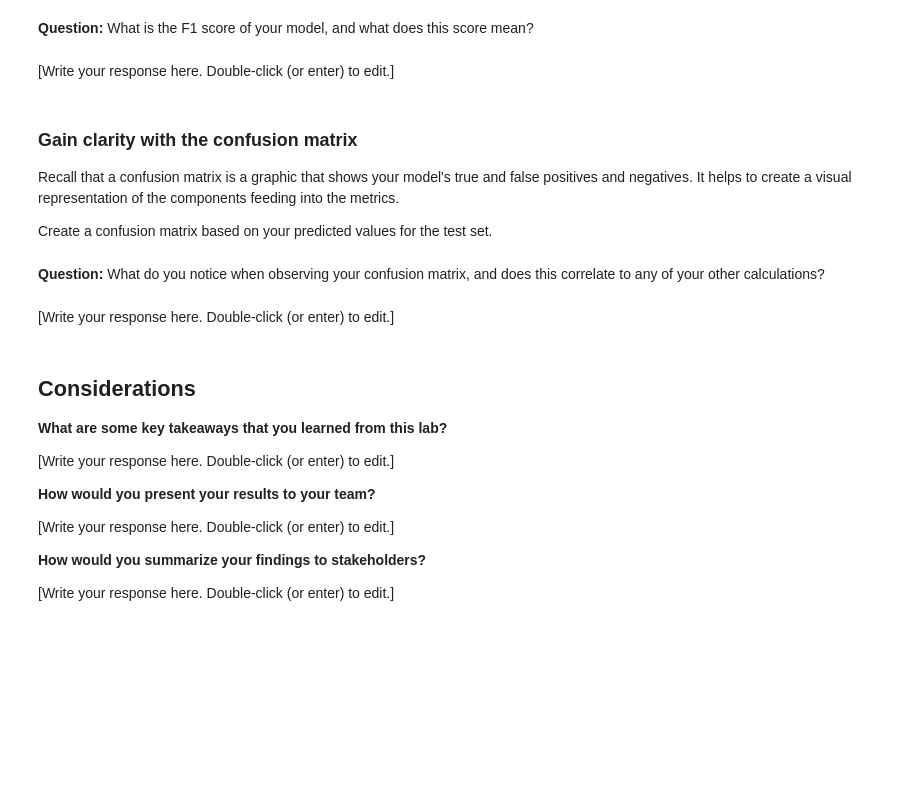
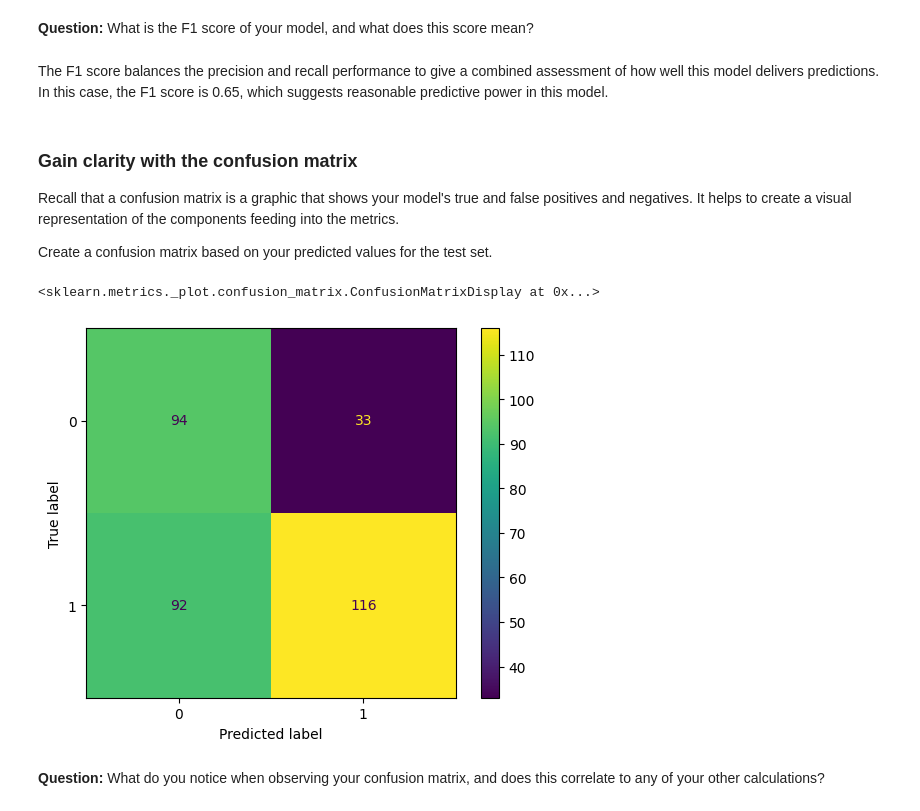
Before and after one commit to puteriirenealia/Data-Science, a Jupyter notebook: NBA Naive Bayes model.ipynb, the cells around one changed output. Saved outputs shown, nothing was run; the diff lists cells and outputs as text; code cells hidden in the pictures; blank space fills up the shorter version.

Commit message:
Feature engineering, confusion matrix, decision tree, gridsearchCV, best score

```diff
--- a/NBA Naive Bayes model.ipynb
+++ b/NBA Naive Bayes model.ipynb
@@ -24,7 +36,7 @@ Recall that in the lab about feature engineering, you outputted features for the
 # RUN THIS CELL TO IMPORT YOUR DATA.
 # Load extracted_nba_players_data.csv into a DataFrame called extracted_data.
 
-extracted_data = pd.read_csv('extracted_nba_players_data.csv')
+extracted_data = pd.read_csv('datasets/extracted_nba_players_data.csv')
 # %% [markdown]
 ### Display the data
 
@@ -41,12 +65,12 @@ Separately define the target variable (`target_5yrs`) and the features.
 # %%
 # Define the y (target) variable.
 
-### YOUR CODE HERE ###
-
+y = extracted_data['target_5yrs']
 
 # Define the X (predictor) variables.
 
-### YOUR CODE HERE ###
+X = extracted_data.copy()
+X = X.drop('target_5yrs', axis=1)
 # %% [markdown]
 ### Display the first 10 rows of your target data
 
@@ -75,7 +123,8 @@ Divide your data into a training set (75% of data) and test set (25% of data). T
 # Perform the split operation on your data.
 # Assign the outputs as follows: X_train, X_test, y_train, y_test.
 
-### YOUR CODE HERE ###
+X_train, X_test, y_train, y_test = train_test_split(X, y, test_size=0.25, \
+                                                    stratify=y, random_state=42)
 # %% [markdown]
 ### Print the shape of each output
 
@@ -127,19 +179,18 @@ Start by defining `nb` to be the relevant algorithm from `sklearn`.`naive_bayes`
 # %%
 # Assign `nb` to be the appropriate implementation of Naive Bayes.
 
-### YOUR CODE HERE ###
-
+nb = GaussianNB()
 
 
 # Fit the model on your training data.
 
-### YOUR CODE HERE ###
+nb.fit(X_train, y_train)
 
 
 
 # Apply your model to predict on your test data. Call this "y_pred".
 
-### YOUR CODE HERE ###
+y_preds = gnb.predict(X_test)
 # %% [markdown]
 ## Step 4: Results and evaluation
 # %% [markdown]
@@ -183,7 +229,7 @@ To evaluate the data yielded from your model, you can leverage a series of metri
 # %% [markdown]
 **Question:** What is the F1 score of your model, and what does this score mean?
-# %% [markdown]
-[Write your response here. Double-click (or enter) to edit.]
+# %% [markdown]
+The F1 score balances the precision and recall performance to give a combined assessment of how well this model delivers predictions. In this case, the F1 score is 0.65, which suggests reasonable predictive power in this model.
 # %% [markdown]
 ### Gain clarity with the confusion matrix
 
@@ -193,38 +239,19 @@ Create a confusion matrix based on your predicted values for the test set.
 # %%
 # Construct and display your confusion matrix.
 
 # Construct the confusion matrix for your predicted and test values.
 
-### YOUR CODE HERE ###
-
-
+cm = metrics.confusion_matrix(y_test, y_preds)
 
 # Create the display for your confusion matrix.
 
-### YOUR CODE HERE ###
-
-
+disp = metrics.ConfusionMatrixDisplay(confusion_matrix=cm, display_labels=nb.classes_)
 
 # Plot the visual in-line.
 
-### YOUR CODE HERE ###
+disp.plot()
+# %% [output]
+<sklearn.metrics._plot.confusion_matrix.ConfusionMatrixDisplay at 0x...>
+[figure, added]
 # %% [markdown]
 **Question:** What do you notice when observing your confusion matrix, and does this correlate to any of your other calculations?
-# %% [markdown]
-[Write your response here. Double-click (or enter) to edit.]
-# %% [markdown]
-## Considerations
-
-**What are some key takeaways that you learned from this lab?**
-
-[Write your response here. Double-click (or enter) to edit.]
-
-
-**How would you present your results to your team?**
-
-[Write your response here. Double-click (or enter) to edit.]
-
-
-**How would you summarize your findings to stakeholders?**
-
-[Write your response here. Double-click (or enter) to edit.]
```
Also changed, not shown: parts of 25 cells of this notebook, 5 other files.
